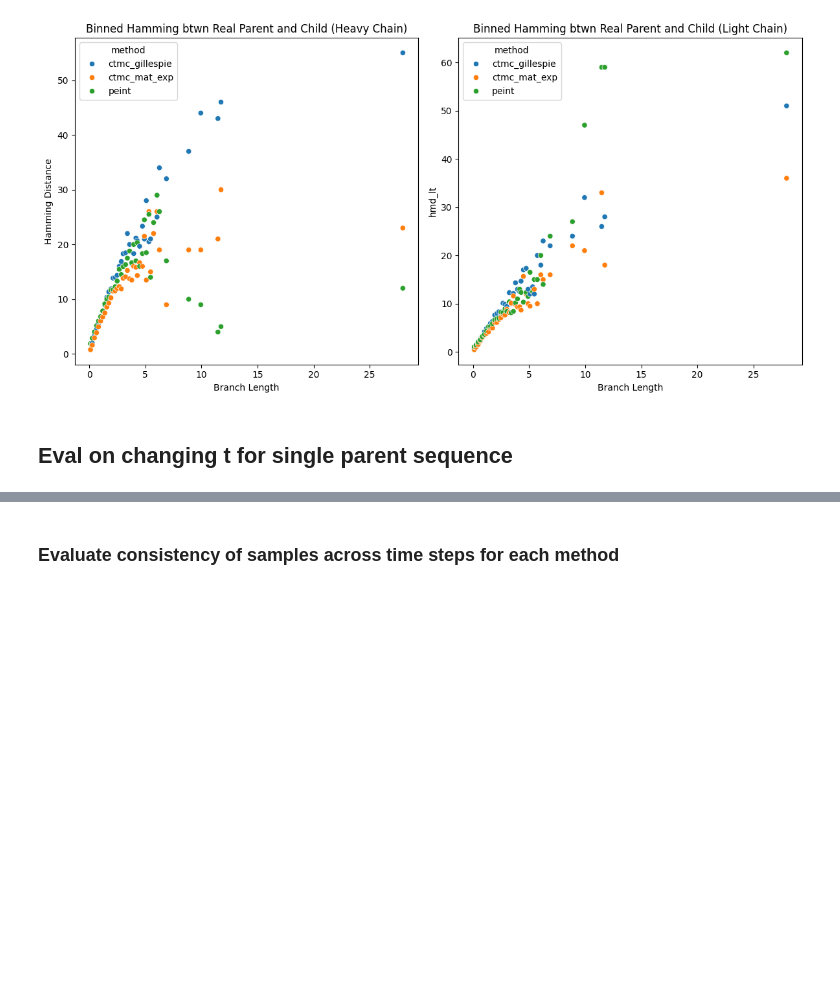
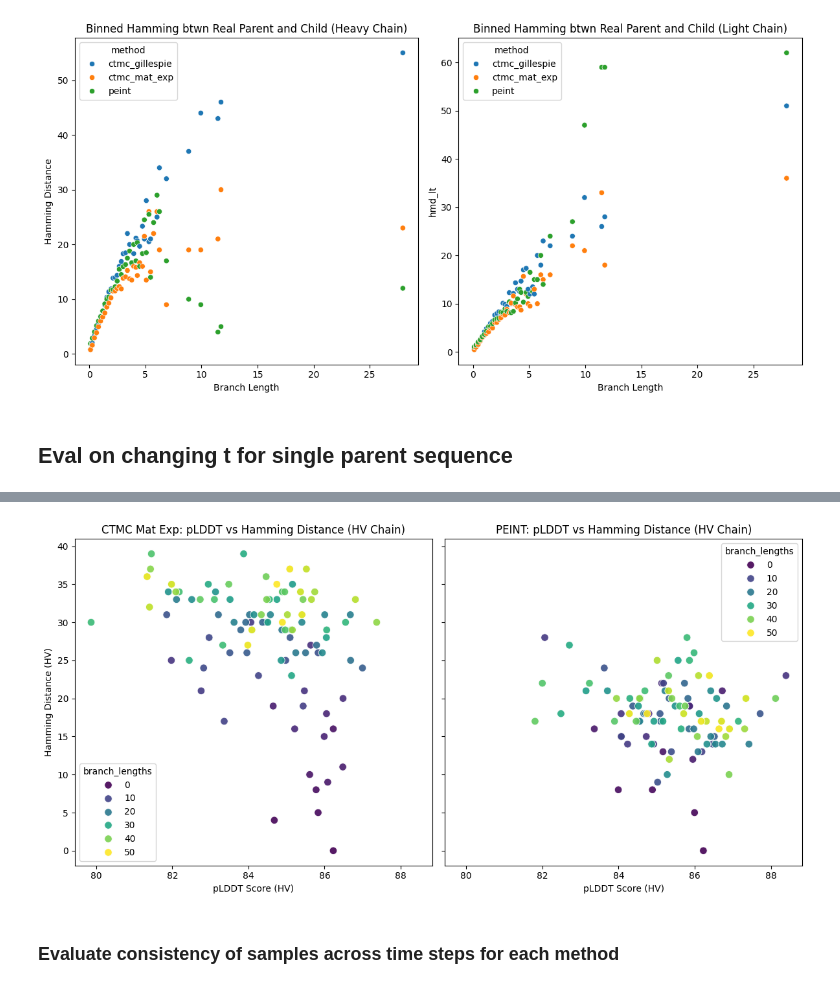
Before and after one commit to thematrixmaster/cosine, a Jupyter notebook: notebooks/eval_consistency.ipynb, the cells around one changed output, grey strips where cells are left out. Saved outputs shown, nothing was run; the diff lists cells and outputs as text; code cells hidden in the pictures; blank space fills up the shorter version.

```diff
--- a/notebooks/eval_consistency.ipynb
+++ b/notebooks/eval_consistency.ipynb
@@ -232,3 +229,40 @@ peint_df.head()
+# %%
+# for ctmc_mat_exp_df, plot plddt versus hamming distance, color the points on a gradient scale by branch length
+# do this side by side for ctmc_mat_exp_df and peint_df heavy chains please
+chain = "hv"
+# chain = "lt"
+
+fig, ax = plt.subplots(1, 2, figsize=(12, 6), sharey=True, sharex=True)
+sns.scatterplot(
+    data=ctmc_mat_exp_df,
+    y=f"{chain}_hmd",
+    x=f"{chain}_seqs_plddt",
+    hue="branch_lengths",
+    palette="viridis",
+    alpha=0.9,
+    s=70,
+    ax=ax[0]
+)
+ax[0].set_title(f"CTMC Mat Exp: pLDDT vs Hamming Distance ({chain.upper()} Chain)")
+ax[0].set_ylabel(f"Hamming Distance ({chain.upper()})")
+ax[0].set_xlabel(f"pLDDT Score ({chain.upper()})")
+sns.scatterplot(
+    data=peint_df,
+    y=f"{chain}_hmd",
+    x=f"{chain}_seqs_plddt",
+    hue="branch_lengths",
+    palette="viridis",
+    alpha=0.9,
+    s=70,
+    ax=ax[1]
+)
+ax[1].set_title(f"PEINT: pLDDT vs Hamming Distance ({chain.upper()} Chain)")
+ax[1].set_ylabel(f"Hamming Distance ({chain.upper()})")
+ax[1].set_xlabel(f"pLDDT Score ({chain.upper()})")
+plt.tight_layout()
+plt.show()
+# %% [output]
+[figure, added]
 # %% [markdown]
 ### Evaluate consistency of samples across time steps for each method
 # %%
```
Also changed, not shown: parts of 6 cells of this notebook, 18 other files.
